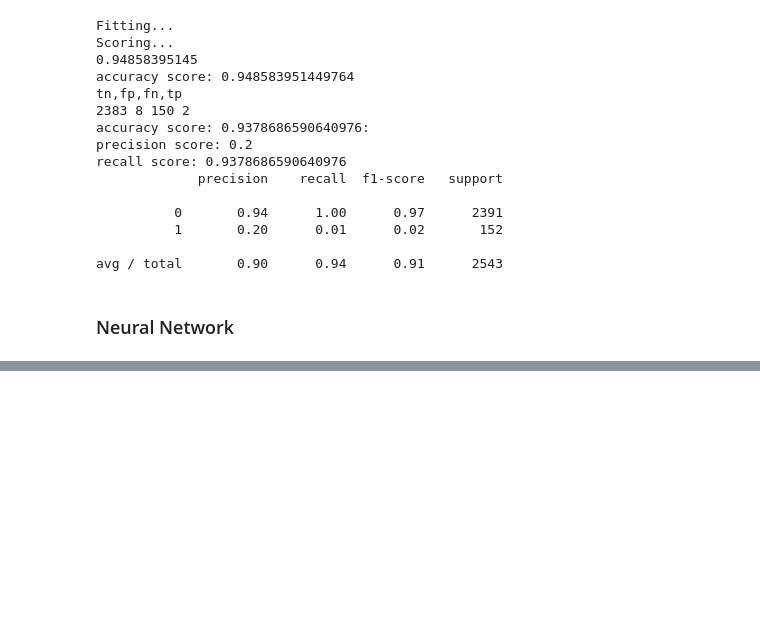
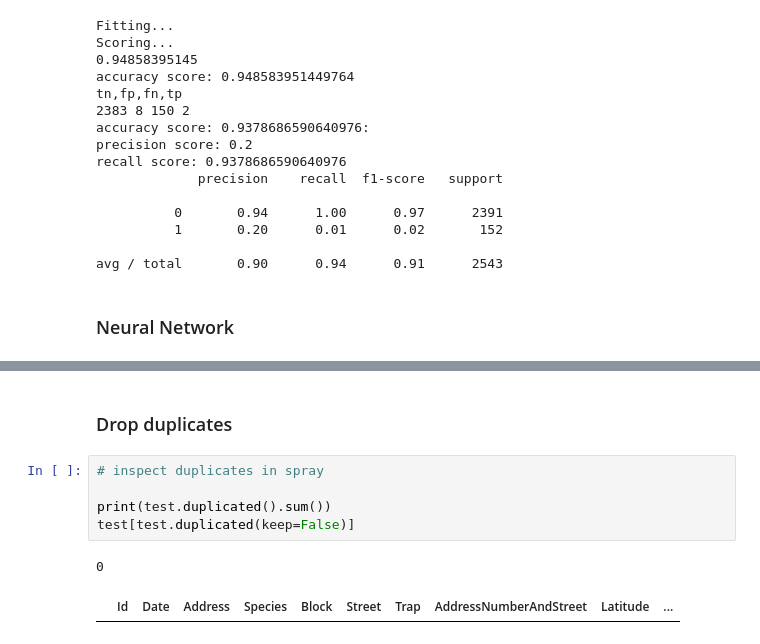
Before and after one commit to mjschillawski/west_nile_virus, a Jupyter notebook: schillawski_wnv.ipynb, the cells around one changed output, grey strips where cells are left out. Saved outputs shown, nothing was run; the diff lists cells and outputs as text; blank space fills up the shorter version.

```diff
--- a/schillawski_wnv.ipynb
+++ b/schillawski_wnv.ipynb
@@ -1173,0 +1309,10 @@ avg / total       0.90      0.94      0.91      2543
+# %% [markdown]
+### Drop duplicates
+# %%
+# inspect duplicates in spray
+
+print(test.duplicated().sum())
+test[test.duplicated(keep=False)]
+# %% [output]
+0
+|  | Id | Date | Address | Species | Block | Street | Trap | AddressNumberAndStreet | Latitude | ... |
```
Also changed, not shown: parts of 73 cells of this notebook, 2 other files.
